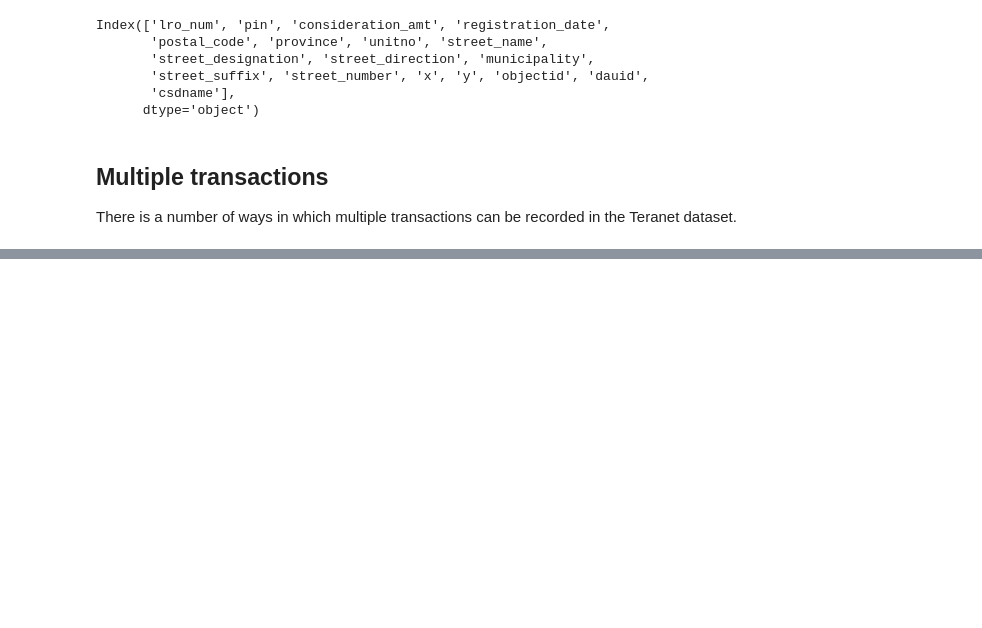
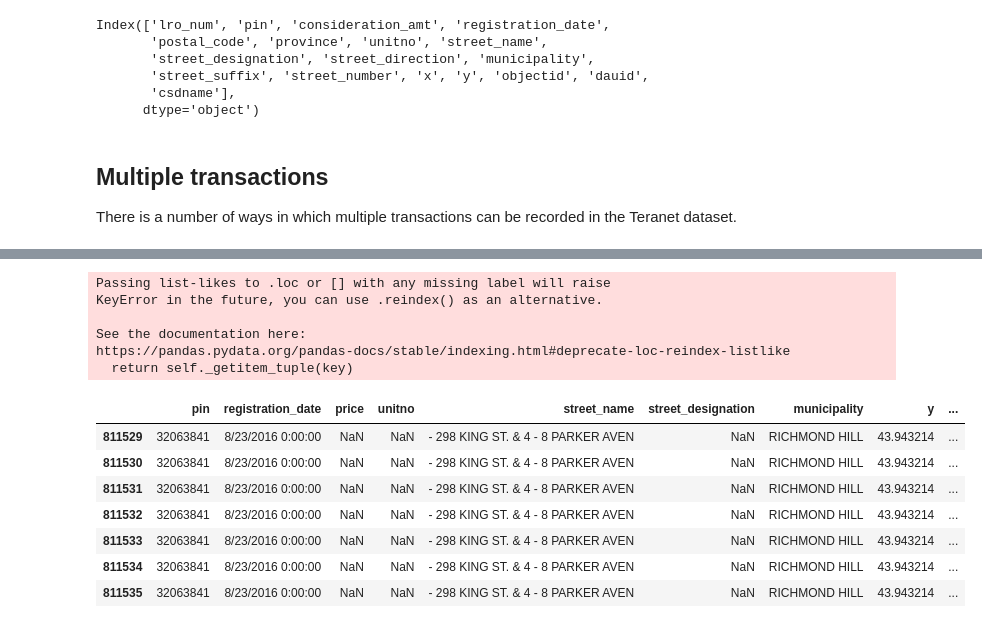
Before and after one commit to stepan-o/geo, a Jupyter notebook: notebooks/2.scrub/teranet_data_quality_issues.ipynb, the cells around one changed output, grey strips where cells are left out. Drawn from its saved outputs; the diff is of its cells as text; code cells hidden in the pictures; blank space fills up the shorter version.

```diff
--- a/notebooks/2.scrub/teranet_data_quality_issues.ipynb
+++ b/notebooks/2.scrub/teranet_data_quality_issues.ipynb
@@ -81,0 +84,20 @@ df.loc[mask1, ['pin', 'registration_date', 'consideration_amt', 'unitno',
+# %%
+mask1 = df['pin'] == 32063841
+df.loc[mask1, ['pin', 'registration_date', 'price', 'unitno',
+               'street_name', 'street_designation', 'municipality', 'y', 'x']]\
+    .sort_values('registration_date')
+# %% [output]
+Passing list-likes to .loc or [] with any missing label will raise
+KeyError in the future, you can use .reindex() as an alternative.
+
+See the documentation here:
+https://pandas.pydata.org/pandas-docs/stable/indexing.html#deprecate-loc-reindex-listlike
+  return self._getitem_tuple(key)
+|  | pin | registration_date | price | unitno | street_name | street_designation | municipality | y | ... |
+| 811529 | 32063841 | 8/23/2016 0:00:00 | NaN | NaN | - 298 KING ST. & 4 - 8 PARKER AVEN | NaN | RICHMOND HILL | 43.943214 | ... |
+| 811530 | 32063841 | 8/23/2016 0:00:00 | NaN | NaN | - 298 KING ST. & 4 - 8 PARKER AVEN | NaN | RICHMOND HILL | 43.943214 | ... |
+| 811531 | 32063841 | 8/23/2016 0:00:00 | NaN | NaN | - 298 KING ST. & 4 - 8 PARKER AVEN | NaN | RICHMOND HILL | 43.943214 | ... |
+| 811532 | 32063841 | 8/23/2016 0:00:00 | NaN | NaN | - 298 KING ST. & 4 - 8 PARKER AVEN | NaN | RICHMOND HILL | 43.943214 | ... |
+| 811533 | 32063841 | 8/23/2016 0:00:00 | NaN | NaN | - 298 KING ST. & 4 - 8 PARKER AVEN | NaN | RICHMOND HILL | 43.943214 | ... |
+| 811534 | 32063841 | 8/23/2016 0:00:00 | NaN | NaN | - 298 KING ST. & 4 - 8 PARKER AVEN | NaN | RICHMOND HILL | 43.943214 | ... |
+| 811535 | 32063841 | 8/23/2016 0:00:00 | NaN | NaN | - 298 KING ST. & 4 - 8 PARKER AVEN | NaN | RICHMOND HILL | 43.943214 | ... |
```
Also changed, not shown: parts of 4 cells of this notebook.
